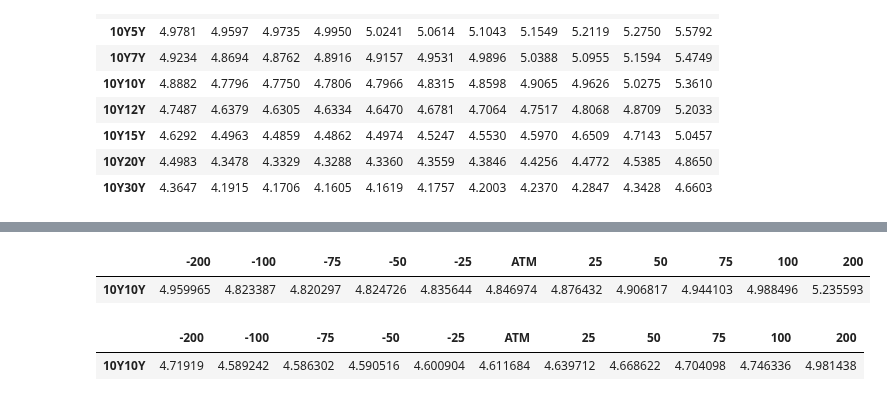
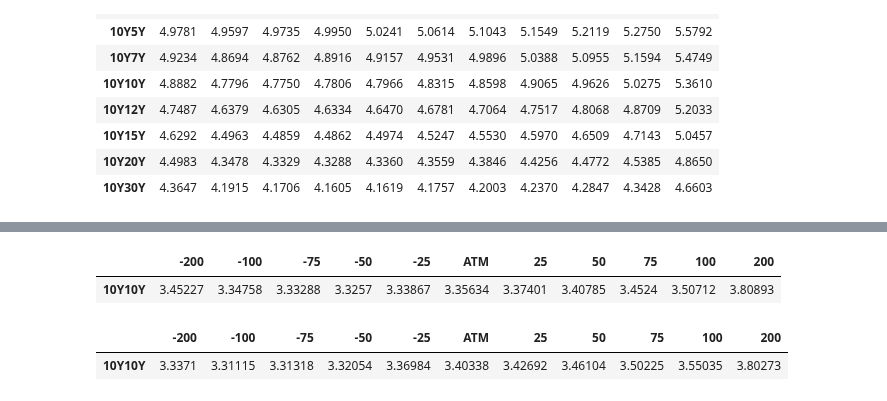
Before and after one commit to NannaOhrt/master_thesis, a Jupyter notebook: main/code/smile_10Y10Y.ipynb, the cells around one changed output, grey strips where cells are left out. Cells and saved outputs as stored; diff of their text form; code cells hidden in the pictures.

```diff
--- a/main/code/smile_10Y10Y.ipynb
+++ b/main/code/smile_10Y10Y.ipynb
@@ -76,29 +76,29 @@ df_OTM_2022
 # %%
 OTM_2021 = """
 -200 -100 -75 -50 -25 ATM 25 50 75 100 200
 
-10Y10Y 4,8155 4,6829 4,6799 4,6842 4,6948 4,7058 4,7344 4,7639 4,8001 4,8432 5,0831
+10Y10Y 3,45227 3,34758 3,33288 3,3257 3,33867 3,35634 3,37401 3,40785 3,4524 3,50712 3,80893
 """
 OTM_2021 = OTM_2021.replace(",", ".")
 OTM_2021_io = StringIO(OTM_2021)
-df_OTM_2021 = pd.read_csv(OTM_2021_io, sep=" ")*1.03
+df_OTM_2021 = pd.read_csv(OTM_2021_io, sep=" ")
 df_OTM_2021
 # %% [output]
 |  | -200 | -100 | -75 | -50 | -25 | ATM | 25 | 50 | 75 | 100 | 200 |
-| 10Y10Y | 4.959965 | 4.823387 | 4.820297 | 4.824726 | 4.835644 | 4.846974 | 4.876432 | 4.906817 | 4.944103 | 4.988496 | 5.235593 |
+| 10Y10Y | 3.45227 | 3.34758 | 3.33288 | 3.3257 | 3.33867 | 3.35634 | 3.37401 | 3.40785 | 3.4524 | 3.50712 | 3.80893 |
 # %%
 OTM_2020 = """
 -200 -100 -75 -50 -25 ATM 25 50 75 100 200
 
-10Y10Y 4,8155 4,6829 4,6799 4,6842 4,6948 4,7058 4,7344 4,7639 4,8001 4,8432 5,0831
+10Y10Y 3,3371 3,31115 3,31318 3,32054 3,36984 3,40338 3,42692 3,46104 3,50225 3,55035 3,80273
 """
 OTM_2020 = OTM_2020.replace(",", ".")
 OTM_2020_io = StringIO(OTM_2020)
-df_OTM_2020 = pd.read_csv(OTM_2020_io, sep=" ")*0.98
+df_OTM_2020 = pd.read_csv(OTM_2020_io, sep=" ")
 df_OTM_2020
 # %% [output]
 |  | -200 | -100 | -75 | -50 | -25 | ATM | 25 | 50 | 75 | 100 | 200 |
-| 10Y10Y | 4.71919 | 4.589242 | 4.586302 | 4.590516 | 4.600904 | 4.611684 | 4.639712 | 4.668622 | 4.704098 | 4.746336 | 4.981438 |
+| 10Y10Y | 3.3371 | 3.31115 | 3.31318 | 3.32054 | 3.36984 | 3.40338 | 3.42692 | 3.46104 | 3.50225 | 3.55035 | 3.80273 |
 # %%
 # Extract the '10Y10Y' row from the original dataframe
 ten_y_ten_y_2023 = df_OTM_2023.loc['10Y10Y']
```
Also changed, not shown: parts of 2 cells of this notebook, 8 other files.
